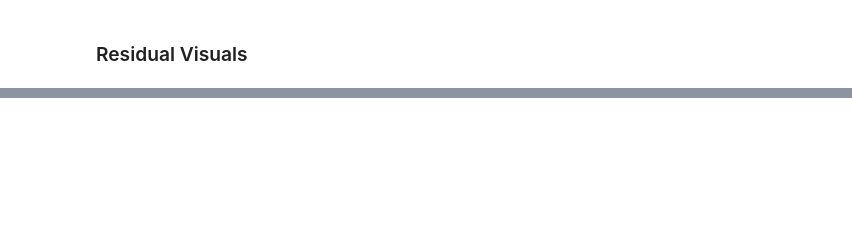
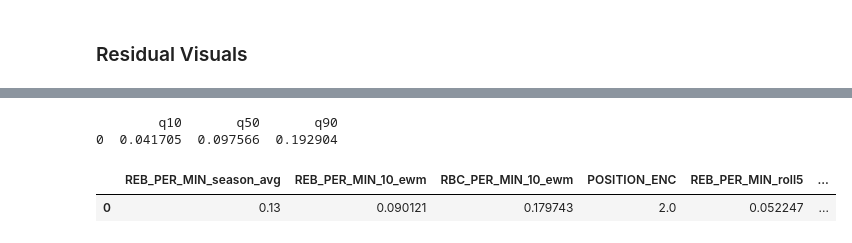
Before and after one commit to spon7ge/NBA-Prop-Predictor, a Jupyter notebook: src/models/rpm_quantile_model.ipynb, the cells around one changed output, grey strips where cells are left out. Drawn from its saved outputs; the diff is of its cells as text; code cells hidden in the pictures; blank space fills up the shorter version.

```diff
--- a/src/models/rpm_quantile_model.ipynb
+++ b/src/models/rpm_quantile_model.ipynb
@@ -1076,0 +1031,12 @@ Holdout through              : 2026-05-08
+# %%
+from src.pipeline.props_pipeline.rpm_pipeline import rpm_pipeline
+
+nums = rpm_pipeline(s26, "James Harden", "2026-05-14")
+player_features = pd.DataFrame([nums], columns=RPM_FEATURES)
+print(predict_rpm(player_features))
+player_features
+# %% [output]
+        q10       q50       q90
+0  0.041705  0.097566  0.192904
+|  | REB_PER_MIN_season_avg | REB_PER_MIN_10_ewm | RBC_PER_MIN_10_ewm | POSITION_ENC | REB_PER_MIN_roll5 | ... |
+| 0 | 0.13 | 0.090121 | 0.179743 | 2.0 | 0.052247 | ... |
```
Also changed, not shown: parts of 15 cells of this notebook, 5 other files.
